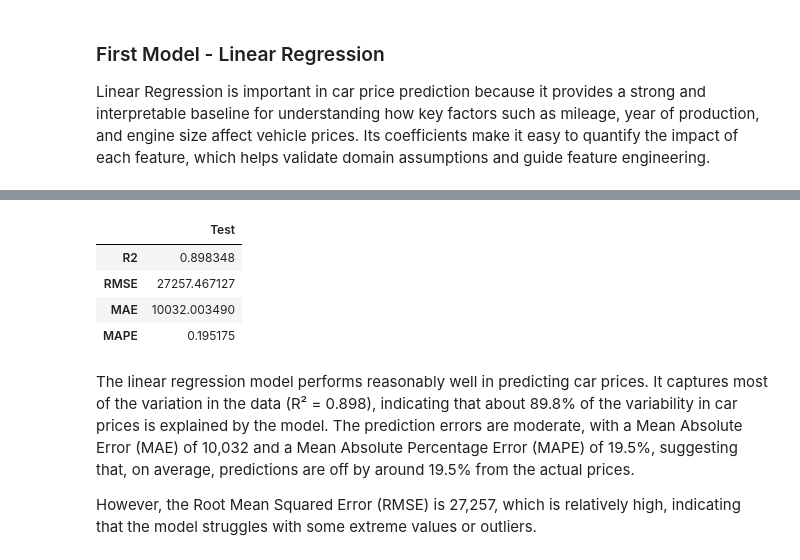
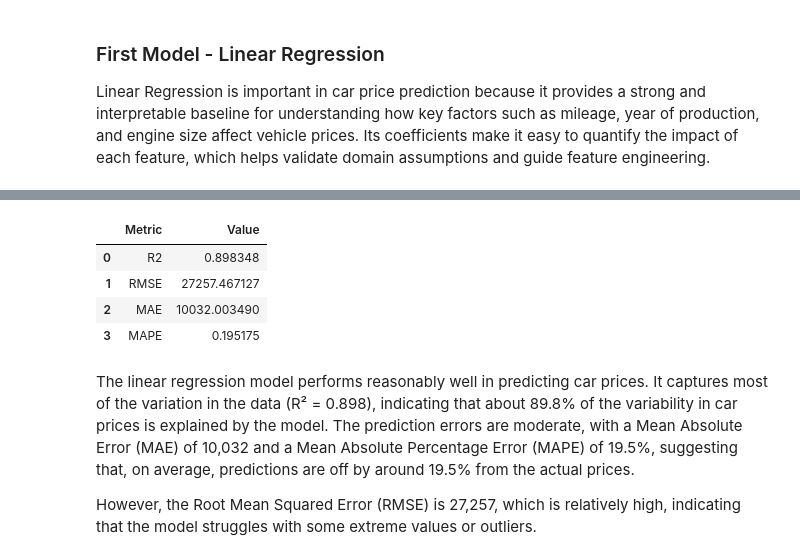
Before and after one commit to Przemsonn05/Cars-Price-Prediction-in-Poland, a Jupyter notebook: notebooks/cars_price_prediction.ipynb, the cells around one changed output, grey strips where cells are left out. Cells and saved outputs as stored; diff of their text form; code cells hidden in the pictures.

```diff
--- a/notebooks/cars_price_prediction.ipynb
+++ b/notebooks/cars_price_prediction.ipynb
@@ -642,24 +645,25 @@ log_pred = np.expm1(log_pred_log)
 # %%
 #Checking some metrics
 def metrics(y_true, y_pred):
     r2 = r2_score(y_true, y_pred)
     rmse = np.sqrt(mean_squared_error(y_true, y_pred))
     mae = mean_absolute_error(y_true, y_pred)
     mape = mean_absolute_percentage_error(y_true, y_pred)
 
     return {'R2': r2, 'RMSE': rmse, 'MAE': mae, 'MAPE': mape}
 
 test_metrics = metrics(y_test, log_pred)
 metrics_df = pd.DataFrame({
     'Test': test_metrics
 })
+metrics_df = pd.DataFrame(list(test_metrics.items()), columns=['Metric', 'Value'])
 metrics_df
 # %% [output]
-|  | Test |
-| R2 | 0.898348 |
-| RMSE | 27257.467127 |
-| MAE | 10032.003490 |
-| MAPE | 0.195175 |
+|  | Metric | Value |
+| 0 | R2 | 0.898348 |
+| 1 | RMSE | 27257.467127 |
+| 2 | MAE | 10032.003490 |
+| 3 | MAPE | 0.195175 |
 # %% [markdown]
 The linear regression model performs reasonably well in predicting car prices. It captures most of the variation in the data (R² = 0.898), indicating that about 89.8% of the variability in car prices is explained by the model. The prediction errors are moderate, with a Mean Absolute Error (MAE) of 10,032 and a Mean Absolute Percentage Error (MAPE) of 19.5%, suggesting that, on average, predictions are off by around 19.5% from the actual prices.
 
```
Also changed, not shown: parts of 54 cells of this notebook, 14 other files.
